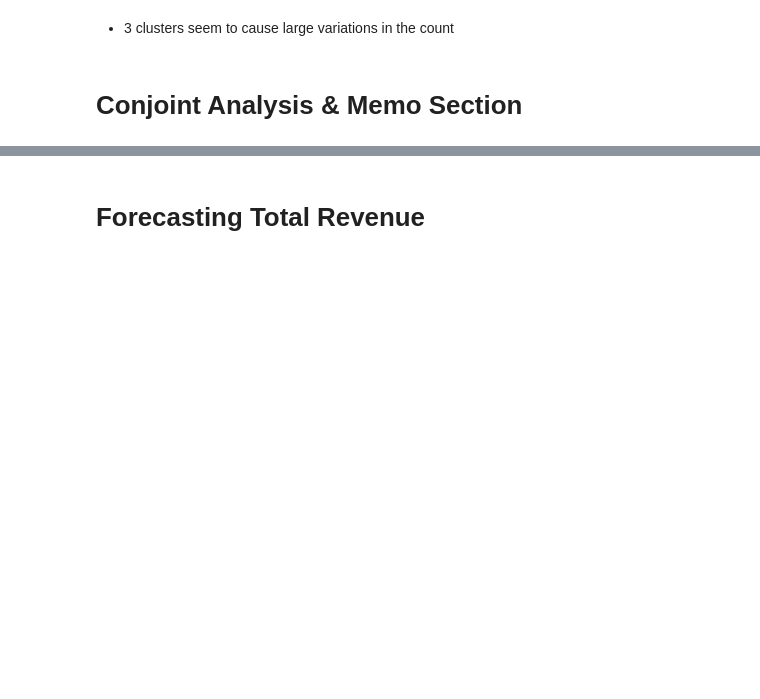
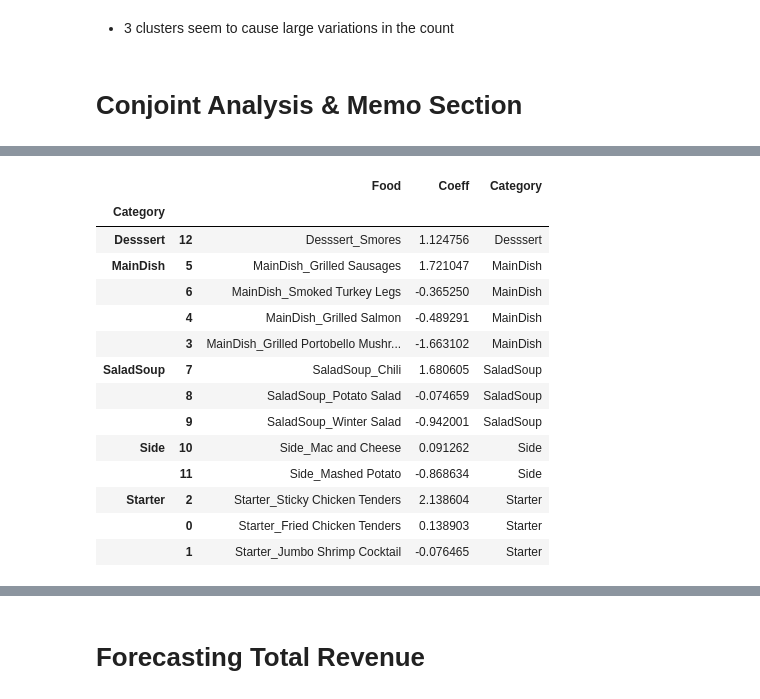
Before and after one commit to dz080/AD654_FinalProject, a Jupyter notebook: SemesterProject_JPD18.ipynb, the cells around one changed output, grey strips where cells are left out. Saved outputs shown, nothing was run; the diff lists cells and outputs as text; code cells hidden in the pictures; blank space fills up the shorter version.

```diff
--- a/SemesterProject_JPD18.ipynb
+++ b/SemesterProject_JPD18.ipynb
@@ -349,3 +388,11 @@ regional_fam_k4.groupby(['Cluster']).agg({
 - 3 clusters seem to cause large variations in the count
 # %% [markdown]
 # Conjoint Analysis & Memo Section
+# %%
+bbq = pd.read_csv("bbq_lake.csv")
+del bbq['bundleID']
+column_names = ['Starter', "MainDish", "SaladSoup", "Side", "Desssert", "Ratings"]
+bbq.columns = column_names
+# %%
+bbq_dummies = pd.get_dummies(bbq, drop_first = True)
+bbq_dummies.head()
@@ -351,0 +406,27 @@ regional_fam_k4.groupby(['Cluster']).agg({
+# %%
+X = bbq_dummies[list(bbq_dummies)[1:]]
+y = bbq_dummies['Ratings']
+
+model = LinearRegression()
+model.fit(X, y)
+model_coeff_df = pd.DataFrame({"Food":list(bbq_dummies)[1:], "Coeff":model.coef_})
+# %%
+model_coeff_df['Category'] = model_coeff_df['Food'].str.split('_', expand=True)[0]
+model_coeff_df = model_coeff_df.groupby("Category").apply(lambda x: x.sort_values('Coeff', ascending=False))
+model_coeff_df
+# %% [output]
+|  |  | Food | Coeff | Category |
+| Category |  |  |  |  |
+| Desssert | 12 | Desssert_Smores | 1.124756 | Desssert |
+| MainDish | 5 | MainDish_Grilled Sausages | 1.721047 | MainDish |
+|  | 6 | MainDish_Smoked Turkey Legs | -0.365250 | MainDish |
+|  | 4 | MainDish_Grilled Salmon | -0.489291 | MainDish |
+|  | 3 | MainDish_Grilled Portobello Mushr... | -1.663102 | MainDish |
+| SaladSoup | 7 | SaladSoup_Chili | 1.680605 | SaladSoup |
+|  | 8 | SaladSoup_Potato Salad | -0.074659 | SaladSoup |
+|  | 9 | SaladSoup_Winter Salad | -0.942001 | SaladSoup |
+| Side | 10 | Side_Mac and Cheese | 0.091262 | Side |
+|  | 11 | Side_Mashed Potato | -0.868634 | Side |
+| Starter | 2 | Starter_Sticky Chicken Tenders | 2.138604 | Starter |
+|  | 0 | Starter_Fried Chicken Tenders | 0.138903 | Starter |
+|  | 1 | Starter_Jumbo Shrimp Cocktail | -0.076465 | Starter |
```
Also changed, not shown: parts of 36 cells of this notebook.
